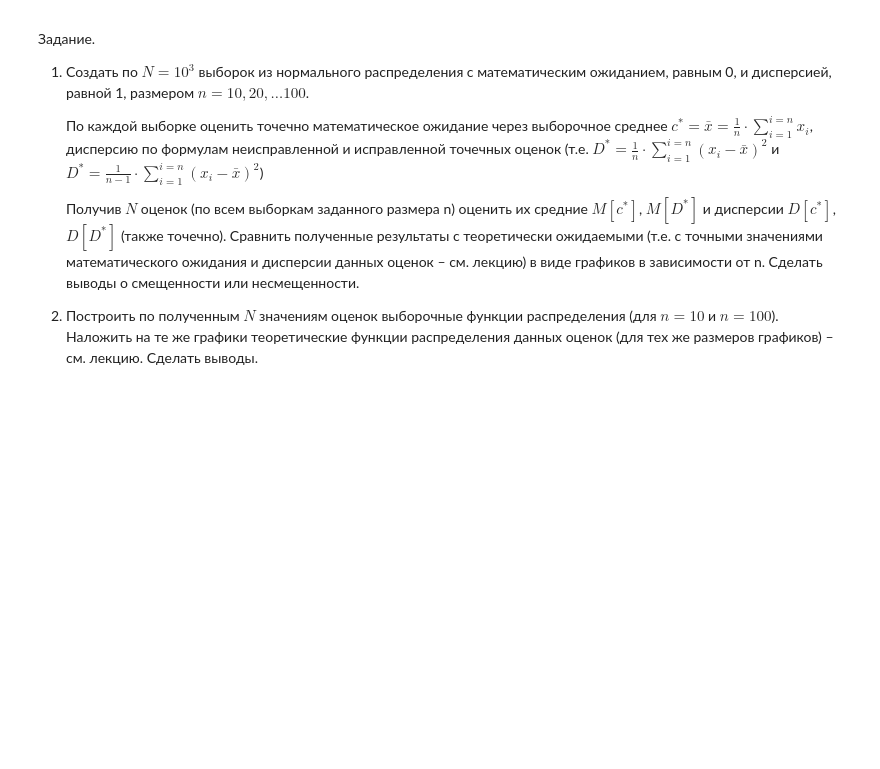
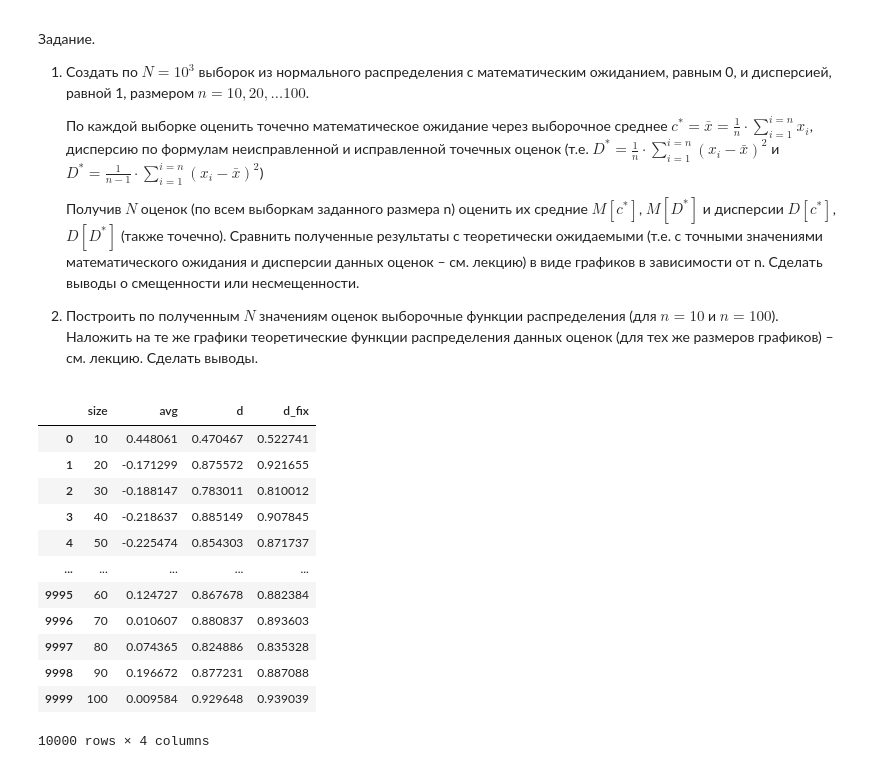
Before and after one commit to e1turin/ipkn-statistics, a Jupyter notebook: lab-5.ipynb, the cells around one changed output. Saved outputs shown, nothing was run; the diff lists cells and outputs as text; code cells hidden in the pictures; blank space fills up the shorter version.

```diff
--- a/lab-5.ipynb
+++ b/lab-5.ipynb
@@ -28,0 +47,35 @@
+# %%
+def estimate_params(sample: np.ndarray):
+    n = len(sample)
+    avg = sample.sum() / n
+    d_tmp = ((sample - avg) ** 2).sum()
+    d = d_tmp / n
+    d_fix = d_tmp / (n - 1)
+    return avg, d, d_fix
+# %%
+def experiment(args):
+    i, n = args
+    sample = np.random.normal(loc=TRUE_C, scale=TRUE_D, size=n)
+    avg, d, d_fix = estimate_params(sample)
+    return [n, avg, d, d_fix]
+# %%
+experiment_args = list(itertools.product(range(NUM_EXPERIMENTS), SAMPLE_SIZES))
+rs = process_map(experiment, experiment_args, chunksize=1)
+# %%
+df = pd.DataFrame(rs, columns=["size", "avg", "d", "d_fix"])
+df.to_csv(OUT_DIR / "norm.csv", index=False)
+df
+# %% [output]
+|  | size | avg | d | d_fix |
+| 0 | 10 | 0.448061 | 0.470467 | 0.522741 |
+| 1 | 20 | -0.171299 | 0.875572 | 0.921655 |
+| 2 | 30 | -0.188147 | 0.783011 | 0.810012 |
+| 3 | 40 | -0.218637 | 0.885149 | 0.907845 |
+| 4 | 50 | -0.225474 | 0.854303 | 0.871737 |
+| ... | ... | ... | ... | ... |
+| 9995 | 60 | 0.124727 | 0.867678 | 0.882384 |
+| 9996 | 70 | 0.010607 | 0.880837 | 0.893603 |
+| 9997 | 80 | 0.074365 | 0.824886 | 0.835328 |
+| 9998 | 90 | 0.196672 | 0.877231 | 0.887088 |
+| 9999 | 100 | 0.009584 | 0.929648 | 0.939039 |
+10000 rows × 4 columns
```
Also changed, not shown: parts of 5 cells of this notebook.
